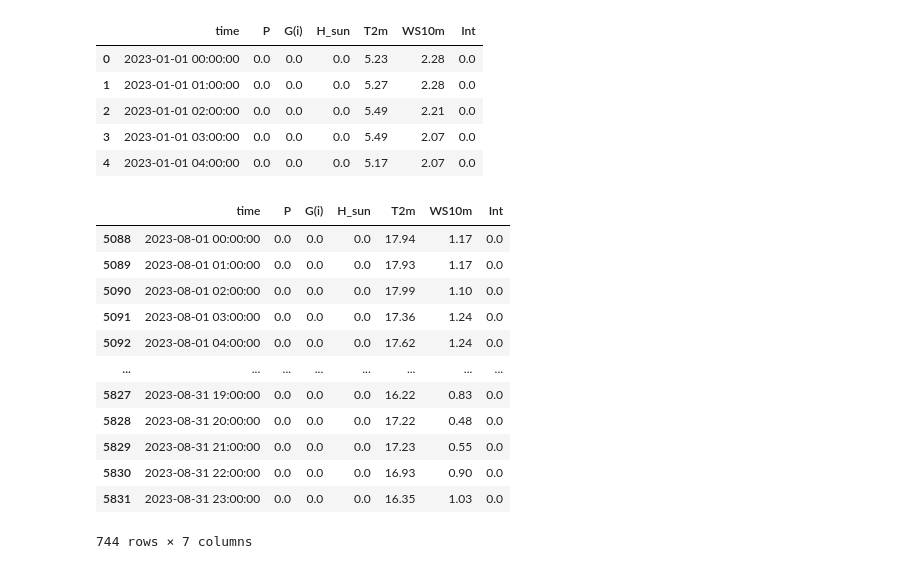
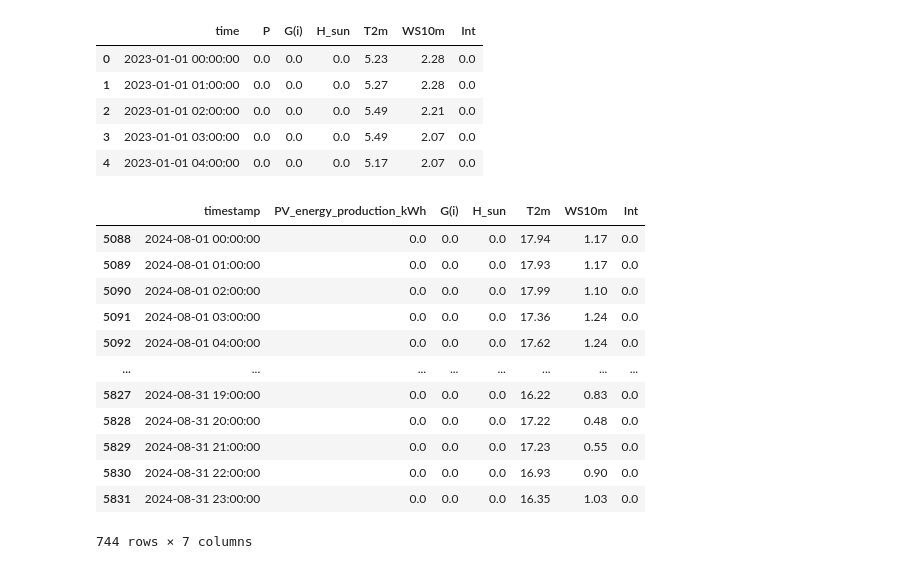
Before and after one commit to sewaelty/optimization_project, a Jupyter notebook: playground/simon/data_cleaning_pv.ipynb, the cells around one changed output. Cells and saved outputs as stored; diff of their text form; code cells hidden in the pictures.

```diff
--- a/playground/simon/data_cleaning_pv.ipynb
+++ b/playground/simon/data_cleaning_pv.ipynb
@@ -42,27 +42,33 @@ pv_total.head()
 | 3 | 2023-01-01 03:00:00 | 0.0 | 0.0 | 0.0 | 5.49 | 2.07 | 0.0 |
 | 4 | 2023-01-01 04:00:00 | 0.0 | 0.0 | 0.0 | 5.17 | 2.07 | 0.0 |
 # %%
-# build two datasets for summer and winter months
+#change year from 2023 to 2024
+pv_total['time'] = pv_total['time'] + pd.DateOffset(years=1)
+#change name of column time->timestamp and P-> Energy_production_kWh
+pv_total.columns = pv_total.columns.str.replace('time', 'timestamp')
+pv_total.columns = pv_total.columns.str.replace('P', 'PV_energy_production_kWh')
+
 
 # one for august
-pv_august = pv_total[(pv_total['time'].dt.month == 8) & (pv_total['time'].dt.year == 2023)]
+pv_august = pv_total[(pv_total['timestamp'].dt.month == 8) & (pv_total['timestamp'].dt.year == 2024)]
 
 # one for december
-pv_december = pv_total[(pv_total['time'].dt.month == 12) & (pv_total['time'].dt.year == 2023)]
+pv_december = pv_total[(pv_total['timestamp'].dt.month == 12) & (pv_total['timestamp'].dt.year == 2024)]
 # save the two datasets
 pv_august.to_csv(os.path.join(data_dir, 'pv_august.csv'), index=False)
 pv_december.to_csv(os.path.join(data_dir, 'pv_december.csv'), index=False)
+pv_august
 # %% [output]
-|  | time | P | G(i) | H_sun | T2m | WS10m | Int |
-| 5088 | 2023-08-01 00:00:00 | 0.0 | 0.0 | 0.0 | 17.94 | 1.17 | 0.0 |
-| 5089 | 2023-08-01 01:00:00 | 0.0 | 0.0 | 0.0 | 17.93 | 1.17 | 0.0 |
-| 5090 | 2023-08-01 02:00:00 | 0.0 | 0.0 | 0.0 | 17.99 | 1.10 | 0.0 |
-| 5091 | 2023-08-01 03:00:00 | 0.0 | 0.0 | 0.0 | 17.36 | 1.24 | 0.0 |
-| 5092 | 2023-08-01 04:00:00 | 0.0 | 0.0 | 0.0 | 17.62 | 1.24 | 0.0 |
+|  | timestamp | PV_energy_production_kWh | G(i) | H_sun | T2m | WS10m | Int |
+| 5088 | 2024-08-01 00:00:00 | 0.0 | 0.0 | 0.0 | 17.94 | 1.17 | 0.0 |
+| 5089 | 2024-08-01 01:00:00 | 0.0 | 0.0 | 0.0 | 17.93 | 1.17 | 0.0 |
+| 5090 | 2024-08-01 02:00:00 | 0.0 | 0.0 | 0.0 | 17.99 | 1.10 | 0.0 |
+| 5091 | 2024-08-01 03:00:00 | 0.0 | 0.0 | 0.0 | 17.36 | 1.24 | 0.0 |
+| 5092 | 2024-08-01 04:00:00 | 0.0 | 0.0 | 0.0 | 17.62 | 1.24 | 0.0 |
 | ... | ... | ... | ... | ... | ... | ... | ... |
-| 5827 | 2023-08-31 19:00:00 | 0.0 | 0.0 | 0.0 | 16.22 | 0.83 | 0.0 |
-| 5828 | 2023-08-31 20:00:00 | 0.0 | 0.0 | 0.0 | 17.22 | 0.48 | 0.0 |
-| 5829 | 2023-08-31 21:00:00 | 0.0 | 0.0 | 0.0 | 17.23 | 0.55 | 0.0 |
-| 5830 | 2023-08-31 22:00:00 | 0.0 | 0.0 | 0.0 | 16.93 | 0.90 | 0.0 |
-| 5831 | 2023-08-31 23:00:00 | 0.0 | 0.0 | 0.0 | 16.35 | 1.03 | 0.0 |
+| 5827 | 2024-08-31 19:00:00 | 0.0 | 0.0 | 0.0 | 16.22 | 0.83 | 0.0 |
+| 5828 | 2024-08-31 20:00:00 | 0.0 | 0.0 | 0.0 | 17.22 | 0.48 | 0.0 |
+| 5829 | 2024-08-31 21:00:00 | 0.0 | 0.0 | 0.0 | 17.23 | 0.55 | 0.0 |
+| 5830 | 2024-08-31 22:00:00 | 0.0 | 0.0 | 0.0 | 16.93 | 0.90 | 0.0 |
+| 5831 | 2024-08-31 23:00:00 | 0.0 | 0.0 | 0.0 | 16.35 | 1.03 | 0.0 |
 744 rows × 7 columns
```
Also changed, not shown: 3 other files.
